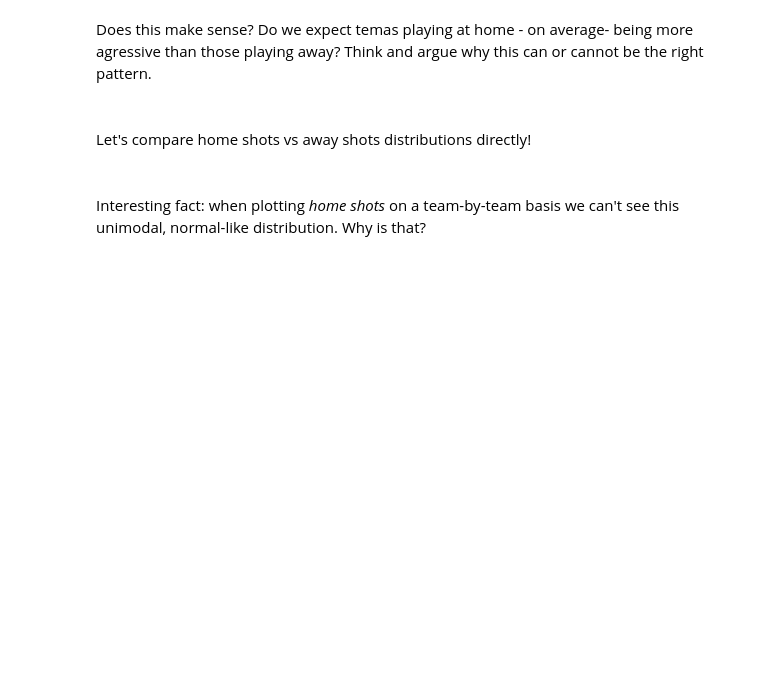
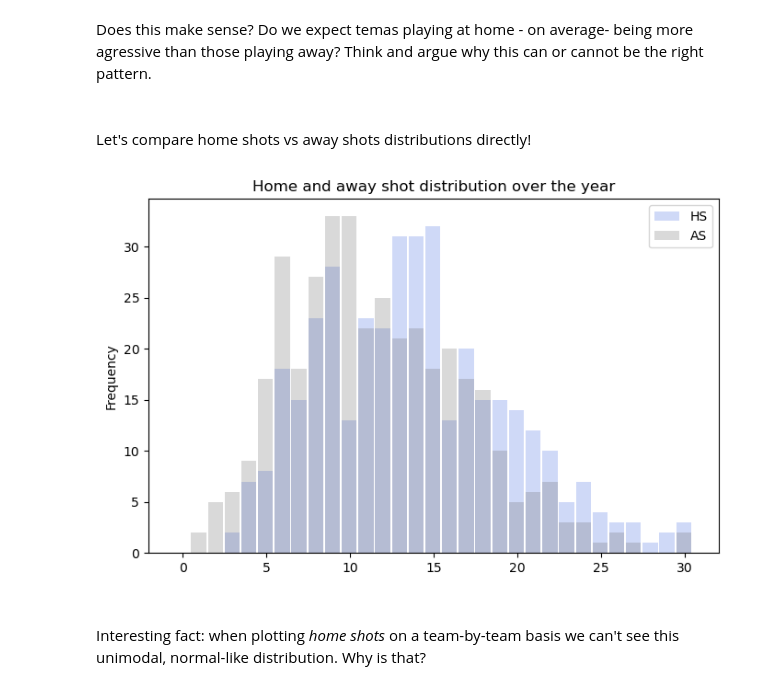
Before and after one commit to marton-nagy-marton/da1_materials, a Jupyter notebook: Coding_2024-10-14/Class_6_DA1.ipynb, the cells around one changed output. Saved outputs shown, nothing was run; the diff lists cells and outputs as text; code cells hidden in the pictures; blank space fills up the shorter version.

```diff
--- a/Coding_2024-10-14/Class_6_DA1.ipynb
+++ b/Coding_2024-10-14/Class_6_DA1.ipynb
@@ -274,10 +660,15 @@ Does this make sense? Do we expect temas playing at home - on average- being mor
 # %%
 df_matches[['HS', 'AS']].plot(kind = 'hist',
     bins = [x for x in range(0,32)], # bins from 0 to 31
-    figsize = (8,5), width = 0.9, align = 'left',
-    alpha = 0.75, color = ['royalblue', 'dimgray'],
+    figsize = (8,5),
+    width = 0.9,
+    align = 'left',
+    alpha = 0.25,
+    color = ['royalblue', 'dimgray'],
     title = 'Home and away shot distribution over the year'
 );
+# %% [output]
+[figure, added]
 # %% [markdown]
 <br>Interesting fact: when plotting *home shots* on a team-by-team basis we can't see this unimodal, normal-like distribution. Why is that?
 # %%
```
Also changed, not shown: parts of 105 cells of this notebook, 2 other files.
